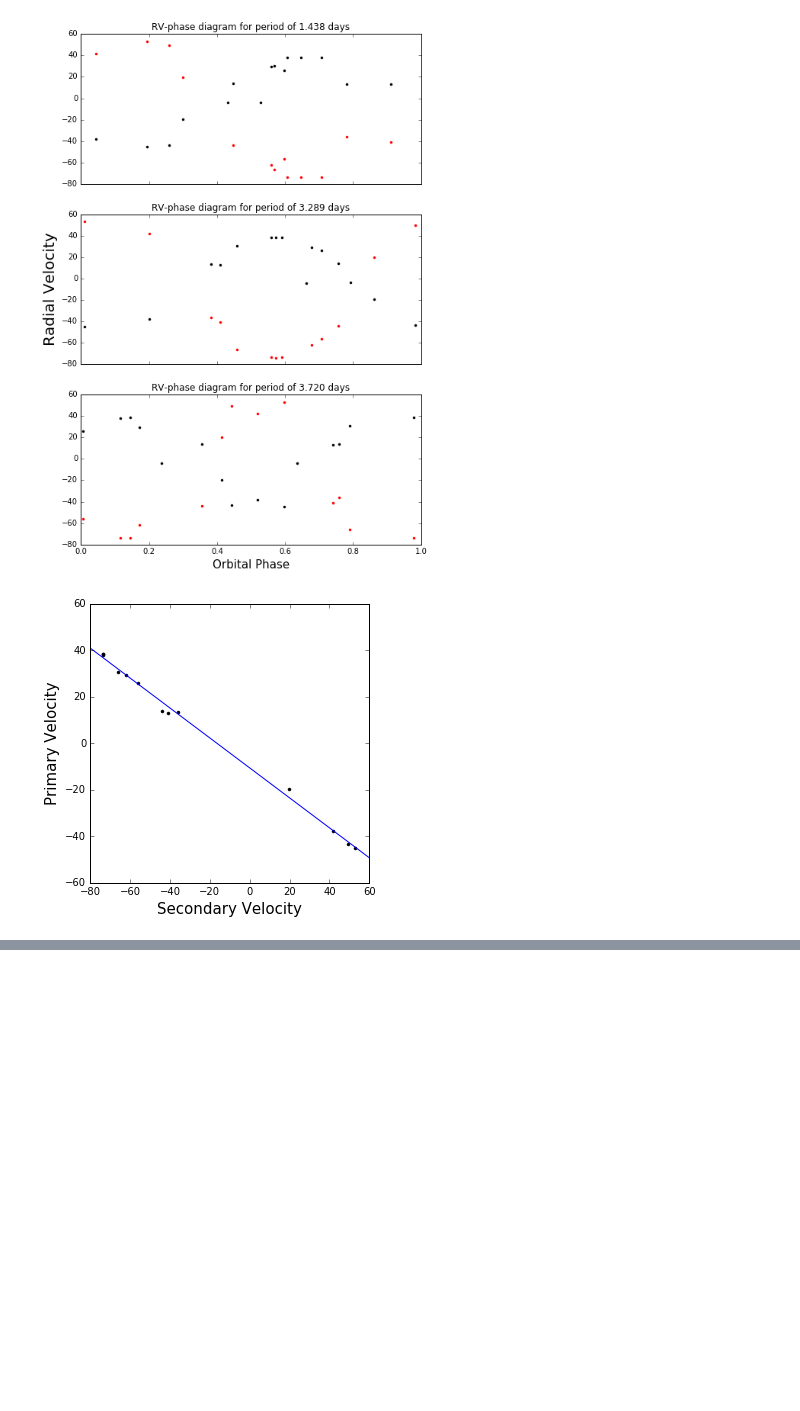
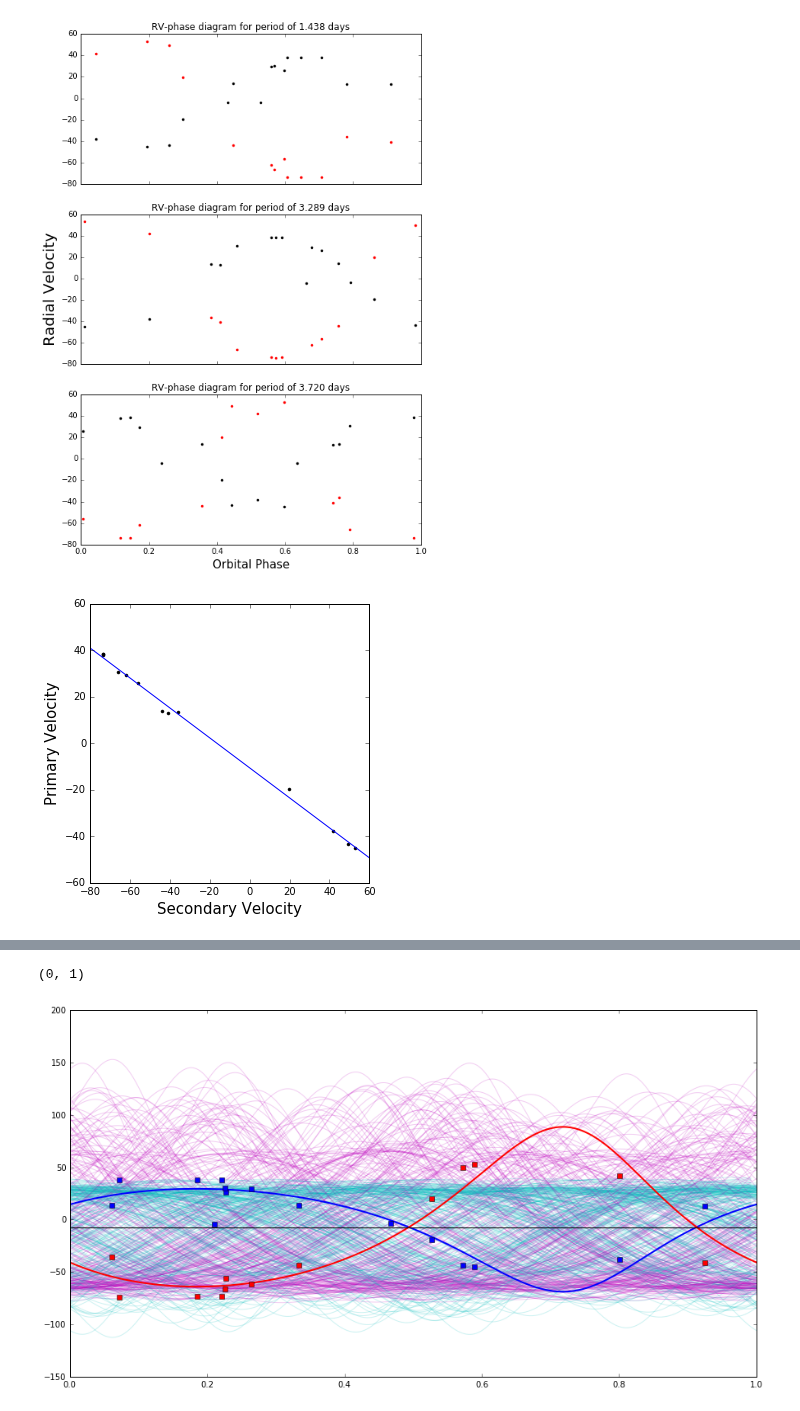
Before and after one commit to jacob-i-skinner/Orbit-Fitting, a Jupyter notebook: 2M17204248+4205070.ipynb, the cells around one changed output, grey strips where cells are left out. Saved outputs shown, nothing was run; the diff lists cells and outputs as text; code cells hidden in the pictures; blank space fills up the shorter version.

```diff
--- a/2M17204248+4205070.ipynb
+++ b/2M17204248+4205070.ipynb
@@ -100,0 +168,24 @@ mass ratio is  0.643986286319 +/- 6.93427691827e-05
+# %%
+x = np.linspace(0, 3.26, num=1000)
+plt.figure(figsize=(15,8))
+for K, e, w, T, P, y in samples[np.random.randint(len(samples), size=250)]:
+    parameters = K, e, w, T, P, y
+    primary, secondary = RV(x, mass_ratio, parameters)
+    plt.plot(x/parameters[4],   primary, 'c',  label='Potential Primary Curves', alpha=0.2)
+    plt.plot(x/parameters[4], secondary, 'm',  label='Potential Secondary Curves', alpha=0.2)
+
+#plt.plot(x/parameters[4], RV(x, mass_ratio, initial_guess)[0], color="b", lw=2) #initial guess curve
+
+primary, secondary = RV(x, mass_ratio, [49.17, 0.26, 3.34, 2456177.68, 3.26, -7.14])
+plt.plot(x/3.26,   primary,         'b', lw=2)
+plt.plot(x/3.26, secondary,         'r', lw=2)
+plt.plot(x, np.ones(len(x))*-7.14,  'k' ,      label='Systemic Velocity')
+plt.plot(phases(3.26, 0, JDp), RVp, 'bs',      label='Primary RV Data') #data phased to result period
+plt.plot(phases(3.26, 0, JDs), RVs, 'rs',      label='Secondary RV data')
+plt.xlim(0,1)
+#plt.ylim(-24.28,72.84)
+
+#plt.savefig('results.pdf')
+# %% [output]
+(0, 1)
+[figure, added]
```
Also changed, not shown: parts of 2 cells of this notebook, 9 other files.
